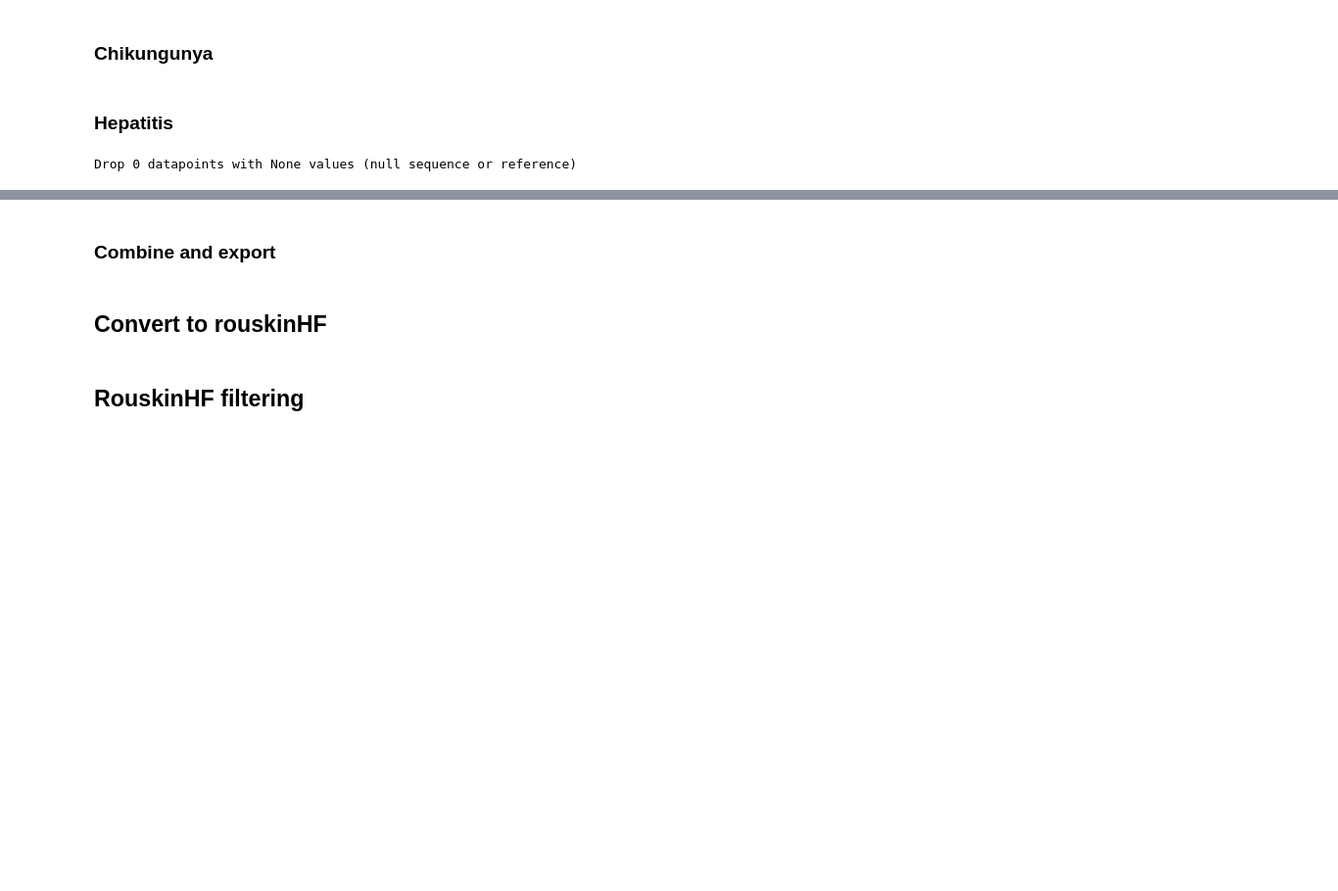
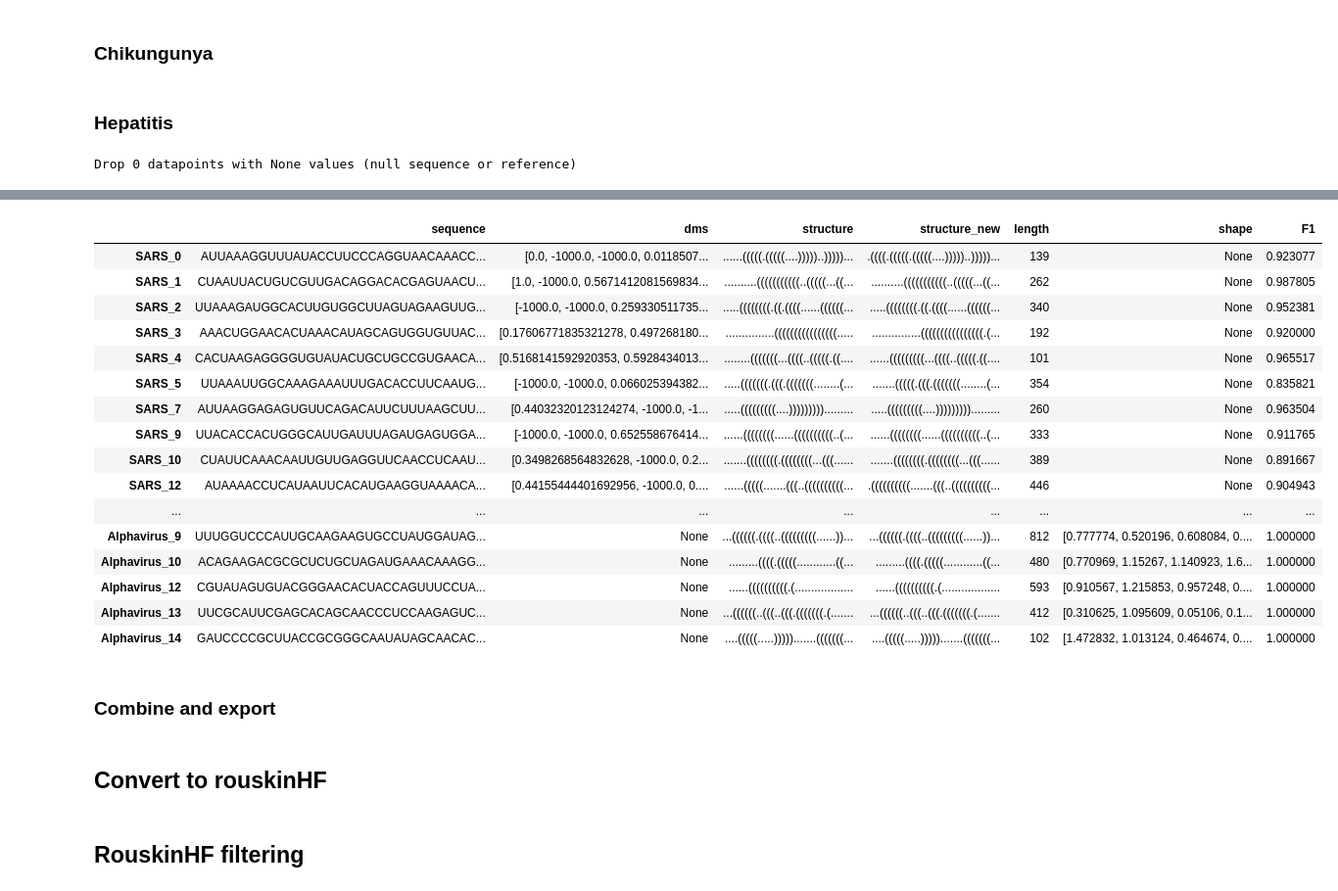
Before and after one commit to rouskinlab/efold_data, a Jupyter notebook: viral_fragments/viral_fragments.ipynb, the cells around one changed output, grey strips where cells are left out. Shown at 98% size. Saved outputs shown, nothing was run; the diff lists cells and outputs as text; code cells hidden in the pictures; blank space fills up the shorter version.

```diff
--- a/viral_fragments/viral_fragments.ipynb
+++ b/viral_fragments/viral_fragments.ipynb
@@ -260,3 +255,93 @@ data_Hepatitis
+# %%
+fragments_selected = pd.concat([data_SARS, data_HIV, data_Hepatitis, data_Alphavirus])
+fragments_selected = fragments_selected.replace({np.nan: None})
+
+
+from rnastructure_wrapper import RNAstructure
+
+rna = RNAstructure(path = "/Users/alberic/RNAstructure/exe/")
+results = rna.fold(fragments_selected.sequence.tolist(), dms=fragments_selected.dms.tolist(), shape=fragments_selected['shape'].tolist(), nproc=8)
+
+fragments_selected['structure_new'] = [result['dotbracket'] for result in results]
+fragments_selected['length'] = [len(result['dotbracket']) for result in results]
+# %%
+import torch
+
+def compute_f1(pred_matrix, target_matrix, threshold=0.5):
+    """
+    Compute the F1 score of the predictions.
+
+    :param pred_matrix: Predicted pairing matrix probability  (L,L)
+    :param target_matrix: True binary pairing matrix (L,L)
+    :return: F1 score for this RNA structure
+    """
+
+    pred_matrix = (pred_matrix > threshold).float()
+
+    sum_pair = torch.sum(pred_matrix) + torch.sum(target_matrix)
+
+    if sum_pair == 0:
+        return 1.0
+    else:
+        return (2 * torch.sum(pred_matrix * target_matrix) / sum_pair).item()
+
+def pairList2pairMatrix(pair_list, len_seq):
+    pair_list = np.array(pair_list).astype(int)
+    pairing_matrix = torch.zeros((len_seq, len_seq))
+
+    if len(pair_list) > 0:
+        pairing_matrix[pair_list[:,0], pair_list[:,1]] = 1.0
+        pairing_matrix[pair_list[:,1], pair_list[:,0]] = 1.0
+
+    return pairing_matrix
+
+def dotbracket2Pairs(dotbracket):
+    """
+    Convert a dotbracket notation to a pairing matrix.
+
+    :param dotbracket: Dotbracket notation
+    :return: list of pairs
+    """
+
+    pair_list = []
+    stack = []
+
+    for i, char in enumerate(dotbracket):
+        if char == '(':
+            stack.append(i)
+        elif char == ')':
+            pair_list.append([stack.pop(), i])
+
+    pair_list.sort( key=lambda x: x[0])
+
+    return pair_list
+
+def compute_f1_pd(row):
+    pred_matrix = pairList2pairMatrix(dotbracket2Pairs(row.structure_new), len(row.sequence) )
+    target_matrix = pairList2pairMatrix(dotbracket2Pairs(row.structure), len(row.sequence) )
+    return compute_f1(pred_matrix, target_matrix)
+
+fragments_selected.loc[:, 'F1'] = fragments_selected.apply(compute_f1_pd, axis=1)
+fragments_selected = fragments_selected[fragments_selected.F1 > 0.8]
+fragments_selected
+# %% [output]
+|  | sequence | dms | structure | structure_new | length | shape | F1 |
+| SARS_0 | AUUAAAGGUUUAUACCUUCCCAGGUAACAAACC... | [0.0, -1000.0, -1000.0, 0.0118507... | ......(((((.(((((....)))))..)))))... | .((((.(((((.(((((....)))))..)))))... | 139 | None | 0.923077 |
+| SARS_1 | CUAAUUACUGUCGUUGACAGGACACGAGUAACU... | [1.0, -1000.0, 0.5671412081569834... | ..........(((((((((((..(((((...((... | ..........(((((((((((..(((((...((... | 262 | None | 0.987805 |
+| SARS_2 | UUAAAGAUGGCACUUGUGGCUUAGUAGAAGUUG... | [-1000.0, -1000.0, 0.259330511735... | .....((((((((.((.((((......((((((... | .....((((((((.((.((((......((((((... | 340 | None | 0.952381 |
+| SARS_3 | AAACUGGAACACUAAACAUAGCAGUGGUGUUAC... | [0.17606771835321278, 0.497268180... | ...............((((((((((((((((..... | ...............((((((((((((((((.(... | 192 | None | 0.920000 |
+| SARS_4 | CACUAAGAGGGGUGUAUACUGCUGCCGUGAACA... | [0.5168141592920353, 0.5928434013... | ........(((((((...((((..(((((.((.... | ......(((((((((...((((..(((((.((.... | 101 | None | 0.965517 |
+| SARS_5 | UUAAAUUGGCAAAGAAAUUUGACACCUUCAAUG... | [-1000.0, -1000.0, 0.066025394382... | .....(((((((.(((.(((((((........(... | .......(((((.(((.(((((((........(... | 354 | None | 0.835821 |
+| SARS_7 | AUUAAGGAGAGUGUUCAGACAUUCUUUAAGCUU... | [0.44032320123124274, -1000.0, -1... | .....(((((((((....)))))))))......... | .....(((((((((....)))))))))......... | 260 | None | 0.963504 |
+| SARS_9 | UUACACCACUGGGCAUUGAUUUAGAUGAGUGGA... | [-1000.0, -1000.0, 0.652558676414... | ......((((((((......((((((((((..(... | ......((((((((......((((((((((..(... | 333 | None | 0.911765 |
+| SARS_10 | CUAUUCAAACAAUUGUUGAGGUUCAACCUCAAU... | [0.3498268564832628, -1000.0, 0.2... | .......((((((((.((((((((...(((...... | .......((((((((.((((((((...(((...... | 389 | None | 0.891667 |
+| SARS_12 | AUAAAACCUCAUAAUUCACAUGAAGGUAAAACA... | [0.44155444401692956, -1000.0, 0.... | ......(((((.......(((..((((((((((... | .((((((((((.......(((..((((((((((... | 446 | None | 0.904943 |
+| ... | ... | ... | ... | ... | ... | ... | ... |
+| Alphavirus_9 | UUUGGUCCCAUUGCAAGAAGUGCCUAUGGAUAG... | None | ...((((((.((((..(((((((((......))... | ...((((((.((((..(((((((((......))... | 812 | [0.777774, 0.520196, 0.608084, 0.... | 1.000000 |
+| Alphavirus_10 | ACAGAAGACGCGCUCUGCUAGAUGAAACAAAGG... | None | .........((((.(((((............((... | .........((((.(((((............((... | 480 | [0.770969, 1.15267, 1.140923, 1.6... | 1.000000 |
+| Alphavirus_12 | CGUAUAGUGUACGGGAACACUACCAGUUUCCUA... | None | ......((((((((((.(.................. | ......((((((((((.(.................. | 593 | [0.910567, 1.215853, 0.957248, 0.... | 1.000000 |
+| Alphavirus_13 | UUCGCAUUCGAGCACAGCAACCCUCCAAGAGUC... | None | ...((((((..(((..(((.(((((((.(....... | ...((((((..(((..(((.(((((((.(....... | 412 | [0.310625, 1.095609, 0.05106, 0.1... | 1.000000 |
+| Alphavirus_14 | GAUCCCCGCUUACCGCGGGCAAUAUAGCAACAC... | None | ....(((((.....))))).......(((((((... | ....(((((.....))))).......(((((((... | 102 | [1.472832, 1.013124, 0.464674, 0.... | 1.000000 |
 # %% [markdown]
 ### Combine and export
 # %%
```
Also changed, not shown: parts of 7 cells of this notebook, 7 other files.
